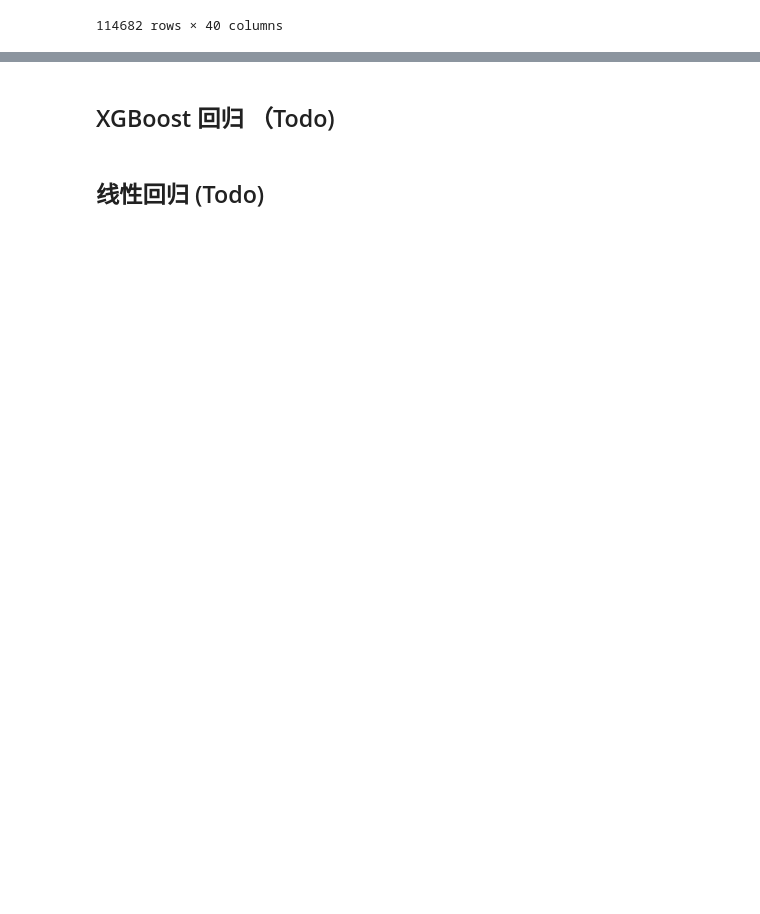
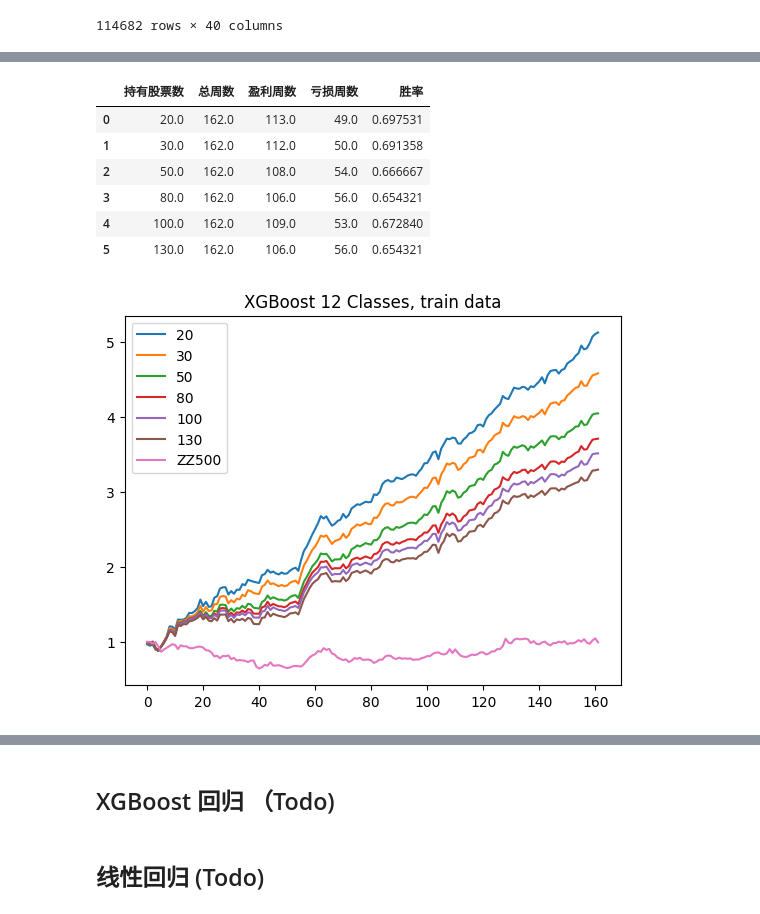
Before and after one commit to sherryshao812/multi_factor_model, a Jupyter notebook: model_test.ipynb, the cells around one changed output, grey strips where cells are left out. Saved outputs shown, nothing was run; the diff lists cells and outputs as text; code cells hidden in the pictures; blank space fills up the shorter version.

```diff
--- a/model_test.ipynb
+++ b/model_test.ipynb
@@ -167,3 +168,8 @@ test_data
 | 573407 | 300975 | 20211022.0 | 26 | 0.603139 | 1.522815 | -0.526855 | 0.577239 | -0.075824 | 2.010993 | 0.096832 | ... |
 | 573408 | 688201 | 20211022.0 | 30 | -9.337473 | -0.092178 | -0.964929 | -0.435329 | -0.742703 | 1.814132 | -0.971366 | ... |
 114682 rows × 40 columns
+# %%
+# 样本内预测值
+train_data['y_pred'] = xgb_model.get_booster().predict(xgb.DMatrix(X_train)).argmax(1)
+train_data['y_prob'] = xgb_model.get_booster().predict(xgb.DMatrix(X_train)).max(1)
+train_data
@@ -191,0 +268,26 @@ win_lose_df
+# %%
+# 样本内
+win_lose_df = pd.DataFrame(columns=['持有股票数','总周数','盈利周数','亏损周数','胜率'])
+for n_stock in [20, 30, 50, 80, 100,130]:
+# for n_stock in [20, 100,130]:
+    # 记录胜率
+    a=train_data[(train_data.y_pred==0)].groupby('day').apply(lambda x: (x.sort_values('y_prob',ascending=False)[:n_stock]['weekly_return'].mean()))
+    temp = pd.DataFrame.from_dict({'持有股票数':n_stock,'总周数':len(a.values),'盈利周数':sum(a.values>0),'亏损周数': sum(a.values<0),'胜率':sum(a.values>0) / len(a)},orient='index').T
+    win_lose_df = pd.concat((win_lose_df, temp),ignore_index=True)
+    # 画图
+    plt.plot((a.values/100).cumsum()+1, label=n_stock)
+zz500_close_train = zz500_price[(zz500_price.day.isin(train_data.day))]['close']
+plt.plot(range(len(zz500_close_train)), zz500_close_train/zz500_close_train.iloc[0],label='ZZ500')
+plt.legend()
+plt.title('XGBoost 12 Classes, train data')
+
+win_lose_df
+# %% [output]
+|  | 持有股票数 | 总周数 | 盈利周数 | 亏损周数 | 胜率 |
+| 0 | 20.0 | 162.0 | 113.0 | 49.0 | 0.697531 |
+| 1 | 30.0 | 162.0 | 112.0 | 50.0 | 0.691358 |
+| 2 | 50.0 | 162.0 | 108.0 | 54.0 | 0.666667 |
+| 3 | 80.0 | 162.0 | 106.0 | 56.0 | 0.654321 |
+| 4 | 100.0 | 162.0 | 109.0 | 53.0 | 0.672840 |
+| 5 | 130.0 | 162.0 | 106.0 | 56.0 | 0.654321 |
+[figure, added]
```
Also changed, not shown: parts of 11 cells of this notebook, 1 other file.
